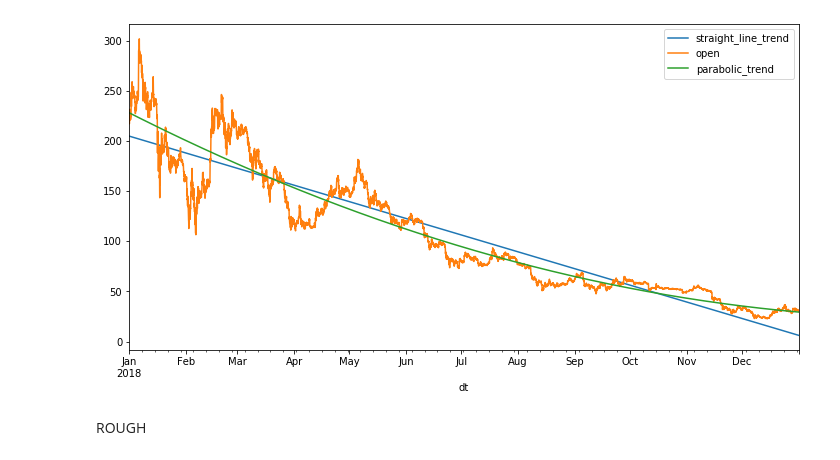
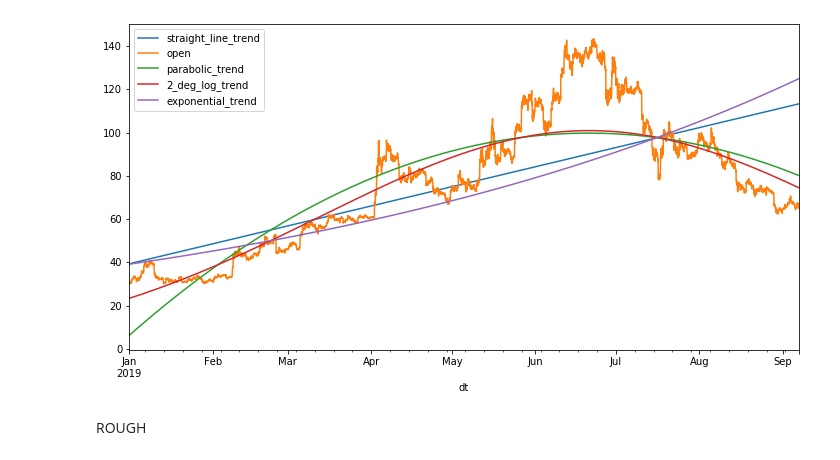
Before and after one commit to NilakshiMondal/Bitcoin-Price-Analysis, a Jupyter notebook: nbs/TS analysis.ipynb, the cells around one changed output. Drawn from its saved outputs; the diff is of its cells as text; code cells hidden in the pictures.

Commit message:
Update TS analysis notebook
Add 2nd degree curve fitted to logarithms and exponential fitting

```diff
--- a/nbs/TS analysis.ipynb
+++ b/nbs/TS analysis.ipynb
@@ -91,6 +139,6 @@ class TS:
 ltc = TS(data_loc='../Desktop/TS/ltc.csv')
 # %%
 # making a subset of data to work on
-ltc.set_start_end(start = '2018', end= '2018')
+ltc.set_start_end(start = '2019', end= '2019')
 # %%
 # calculating trend values
@@ -120,8 +176,8 @@ ltc.sub.head()
 # %%
 # plotting trend valueswith actual values
-ltc.plot_data(col=['straight_line_trend','open', 'parabolic_trend'], subset =True)
+ltc.plot_data(col=['straight_line_trend','open', 'parabolic_trend', '2_deg_log_trend', 'exponential_trend'], subset =True)
 # %% [output]
-[figure, old version]
+[figure, new version]
 # %% [markdown]
 ROUGH
 # %%
```
Also changed, not shown: parts of 4 cells of this notebook.
